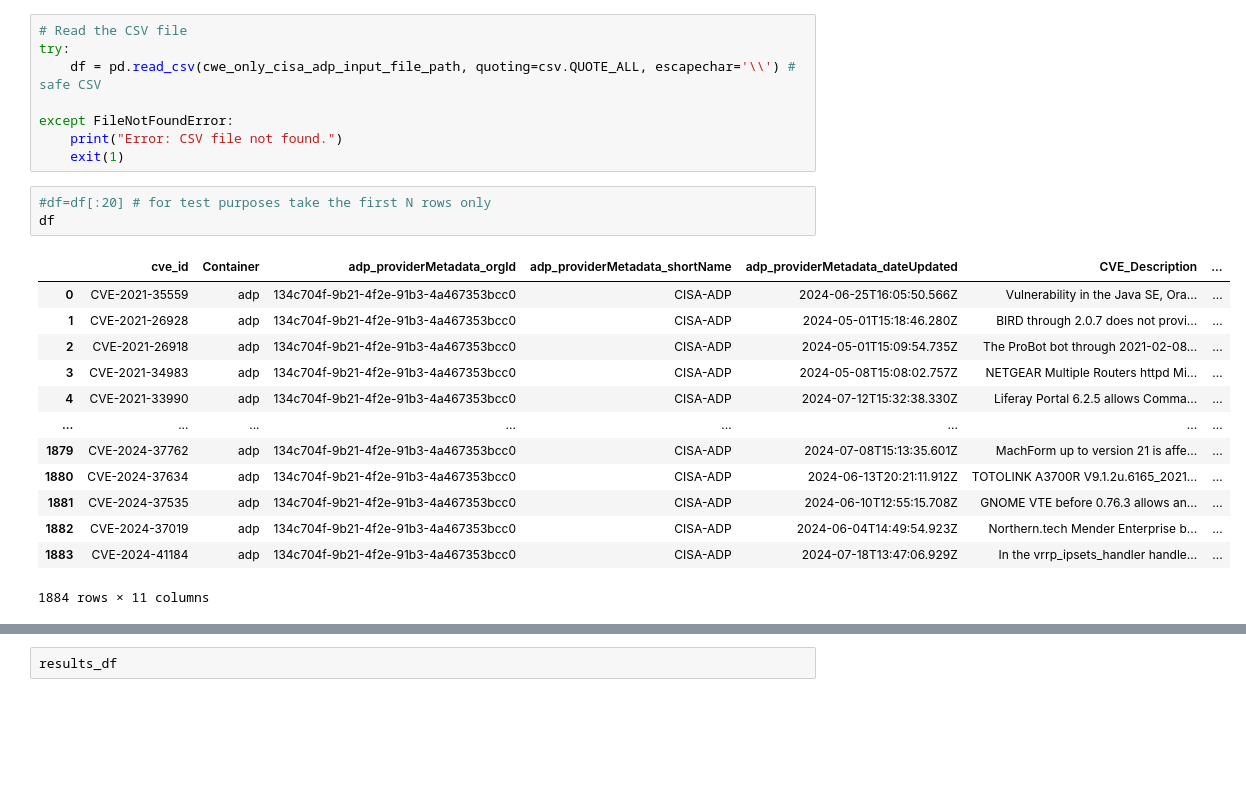
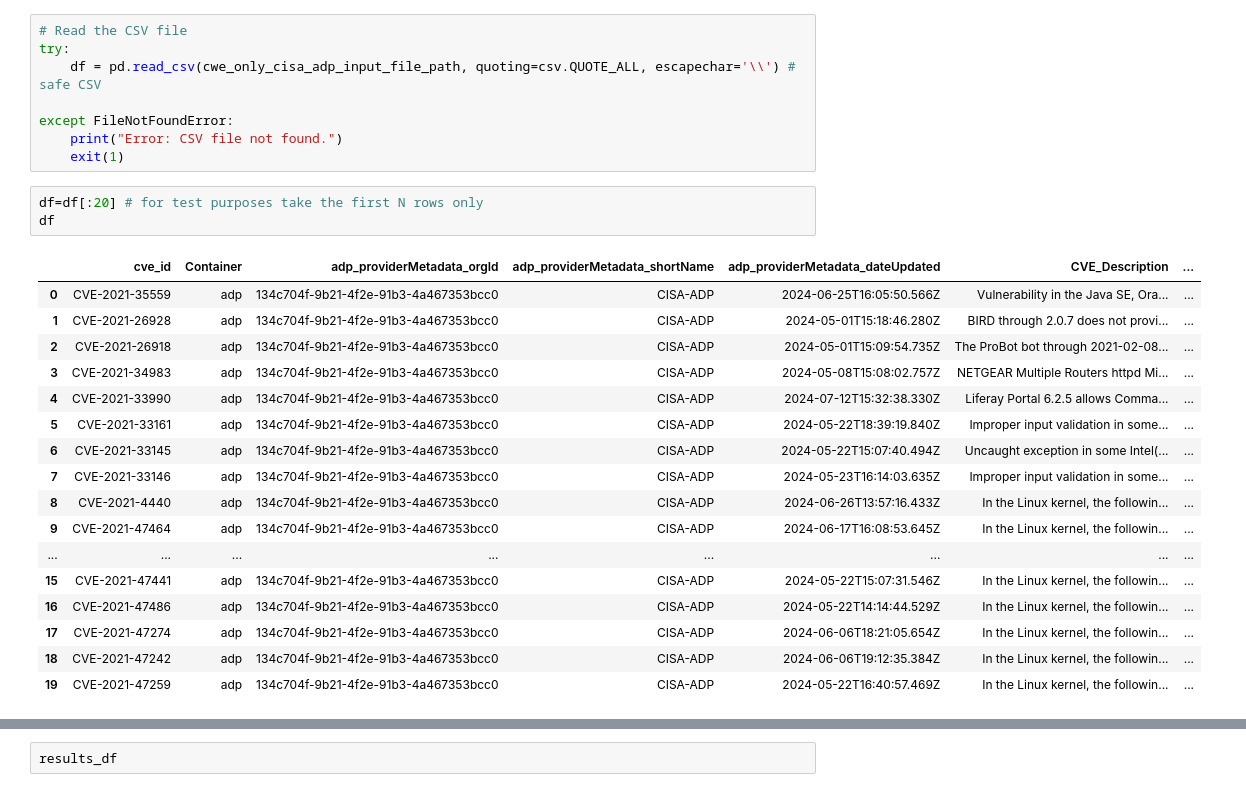
Before and after one commit to CyberSecAI/CWEMap, a Jupyter notebook: llm_consensus.ipynb, the cells around one changed output, grey strips where cells are left out. Drawn from its saved outputs; the diff is of its cells as text; blank space fills up the shorter version.

```diff
--- a/llm_consensus.ipynb
+++ b/llm_consensus.ipynb
@@ -91,22 +91,26 @@ except FileNotFoundError:
     print("Error: CSV file not found.")
     exit(1)
 # %%
-#df=df[:20] # for test purposes take the first N rows only
+df=df[:20] # for test purposes take the first N rows only
 df
 # %% [output]
 |  | cve_id | Container | adp_providerMetadata_orgId | adp_providerMetadata_shortName | adp_providerMetadata_dateUpdated | CVE_Description | ... |
 | 0 | CVE-2021-35559 | adp | 134c704f-9b21-4f2e-91b3-4a467353bcc0 | CISA-ADP | 2024-06-25T16:05:50.566Z | Vulnerability in the Java SE, Ora... | ... |
 | 1 | CVE-2021-26928 | adp | 134c704f-9b21-4f2e-91b3-4a467353bcc0 | CISA-ADP | 2024-05-01T15:18:46.280Z | BIRD through 2.0.7 does not provi... | ... |
 | 2 | CVE-2021-26918 | adp | 134c704f-9b21-4f2e-91b3-4a467353bcc0 | CISA-ADP | 2024-05-01T15:09:54.735Z | The ProBot bot through 2021-02-08... | ... |
 | 3 | CVE-2021-34983 | adp | 134c704f-9b21-4f2e-91b3-4a467353bcc0 | CISA-ADP | 2024-05-08T15:08:02.757Z | NETGEAR Multiple Routers httpd Mi... | ... |
 | 4 | CVE-2021-33990 | adp | 134c704f-9b21-4f2e-91b3-4a467353bcc0 | CISA-ADP | 2024-07-12T15:32:38.330Z | Liferay Portal 6.2.5 allows Comma... | ... |
+| 5 | CVE-2021-33161 | adp | 134c704f-9b21-4f2e-91b3-4a467353bcc0 | CISA-ADP | 2024-05-22T18:39:19.840Z | Improper input validation in some... | ... |
+| 6 | CVE-2021-33145 | adp | 134c704f-9b21-4f2e-91b3-4a467353bcc0 | CISA-ADP | 2024-05-22T15:07:40.494Z | Uncaught exception in some Intel(... | ... |
+| 7 | CVE-2021-33146 | adp | 134c704f-9b21-4f2e-91b3-4a467353bcc0 | CISA-ADP | 2024-05-23T16:14:03.635Z | Improper input validation in some... | ... |
+| 8 | CVE-2021-4440 | adp | 134c704f-9b21-4f2e-91b3-4a467353bcc0 | CISA-ADP | 2024-06-26T13:57:16.433Z | In the Linux kernel, the followin... | ... |
+| 9 | CVE-2021-47464 | adp | 134c704f-9b21-4f2e-91b3-4a467353bcc0 | CISA-ADP | 2024-06-17T16:08:53.645Z | In the Linux kernel, the followin... | ... |
 | ... | ... | ... | ... | ... | ... | ... | ... |
-| 1879 | CVE-2024-37762 | adp | 134c704f-9b21-4f2e-91b3-4a467353bcc0 | CISA-ADP | 2024-07-08T15:13:35.601Z | MachForm up to version 21 is affe... | ... |
-| 1880 | CVE-2024-37634 | adp | 134c704f-9b21-4f2e-91b3-4a467353bcc0 | CISA-ADP | 2024-06-13T20:21:11.912Z | TOTOLINK A3700R V9.1.2u.6165_2021... | ... |
-| 1881 | CVE-2024-37535 | adp | 134c704f-9b21-4f2e-91b3-4a467353bcc0 | CISA-ADP | 2024-06-10T12:55:15.708Z | GNOME VTE before 0.76.3 allows an... | ... |
-| 1882 | CVE-2024-37019 | adp | 134c704f-9b21-4f2e-91b3-4a467353bcc0 | CISA-ADP | 2024-06-04T14:49:54.923Z | Northern.tech Mender Enterprise b... | ... |
-| 1883 | CVE-2024-41184 | adp | 134c704f-9b21-4f2e-91b3-4a467353bcc0 | CISA-ADP | 2024-07-18T13:47:06.929Z | In the vrrp_ipsets_handler handle... | ... |
+| 15 | CVE-2021-47441 | adp | 134c704f-9b21-4f2e-91b3-4a467353bcc0 | CISA-ADP | 2024-05-22T15:07:31.546Z | In the Linux kernel, the followin... | ... |
+| 16 | CVE-2021-47486 | adp | 134c704f-9b21-4f2e-91b3-4a467353bcc0 | CISA-ADP | 2024-05-22T14:14:44.529Z | In the Linux kernel, the followin... | ... |
+| 17 | CVE-2021-47274 | adp | 134c704f-9b21-4f2e-91b3-4a467353bcc0 | CISA-ADP | 2024-06-06T18:21:05.654Z | In the Linux kernel, the followin... | ... |
+| 18 | CVE-2021-47242 | adp | 134c704f-9b21-4f2e-91b3-4a467353bcc0 | CISA-ADP | 2024-06-06T19:12:35.384Z | In the Linux kernel, the followin... | ... |
+| 19 | CVE-2021-47259 | adp | 134c704f-9b21-4f2e-91b3-4a467353bcc0 | CISA-ADP | 2024-05-22T16:40:57.469Z | In the Linux kernel, the followin... | ... |
-1884 rows × 11 columns
 # %%
 # Set up LangChain for LLM interactions
 
```
Also changed, not shown: parts of 7 cells of this notebook, 4 other files.
